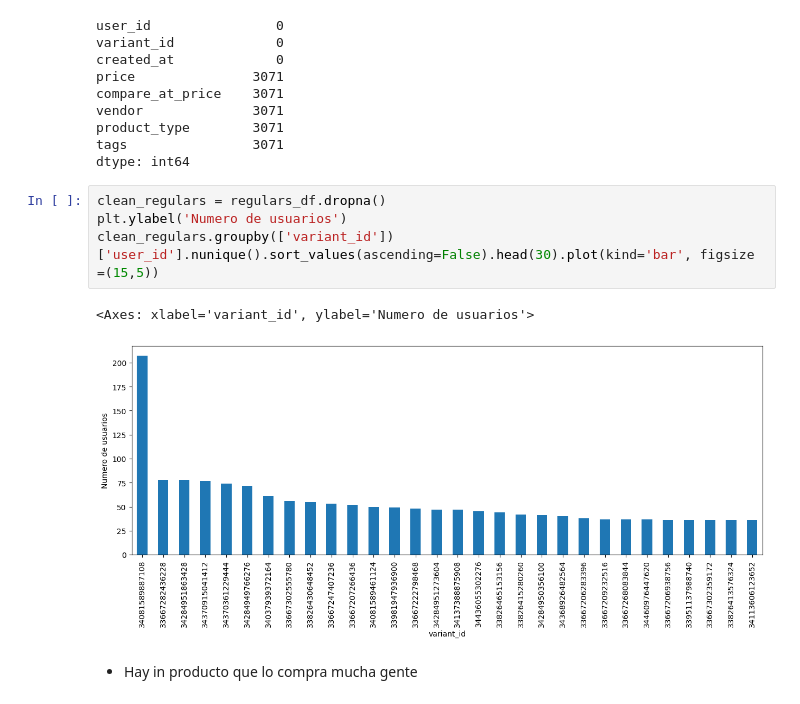
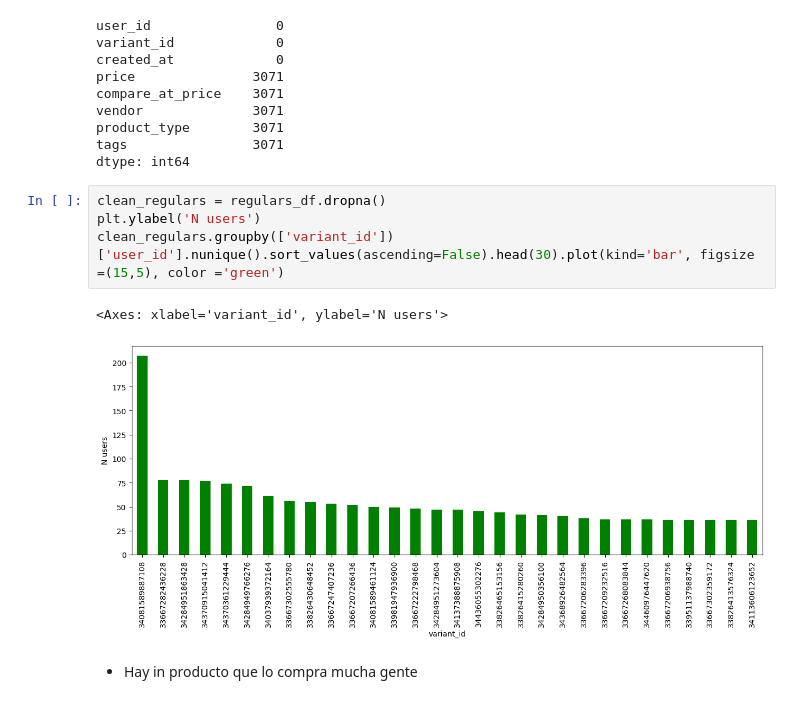
Before and after one commit to pamalo9/zrive-ds, a Jupyter notebook: src/module_2/EDA.ipynb, the cells around one changed output. Saved outputs shown, nothing was run; the diff lists cells and outputs as text.

Commit message:
Regulars finished

```diff
--- a/src/module_2/EDA.ipynb
+++ b/src/module_2/EDA.ipynb
@@ -321,11 +320,11 @@ tags                3071
 dtype: int64
 # %%
 clean_regulars = regulars_df.dropna()
-plt.ylabel('Numero de usuarios')
-clean_regulars.groupby(['variant_id'])['user_id'].nunique().sort_values(ascending=False).head(30).plot(kind='bar', figsize =(15,5))
+plt.ylabel('N users')
+clean_regulars.groupby(['variant_id'])['user_id'].nunique().sort_values(ascending=False).head(30).plot(kind='bar', figsize =(15,5), color ='green')
 # %% [output]
-<Axes: xlabel='variant_id', ylabel='Numero de usuarios'>
+<Axes: xlabel='variant_id', ylabel='N users'>
-[figure, old version]
+[figure, new version]
 # %% [markdown]
 - Hay in producto que lo compra mucha gente
 # %%
```
Also changed, not shown: parts of 11 cells of this notebook.
